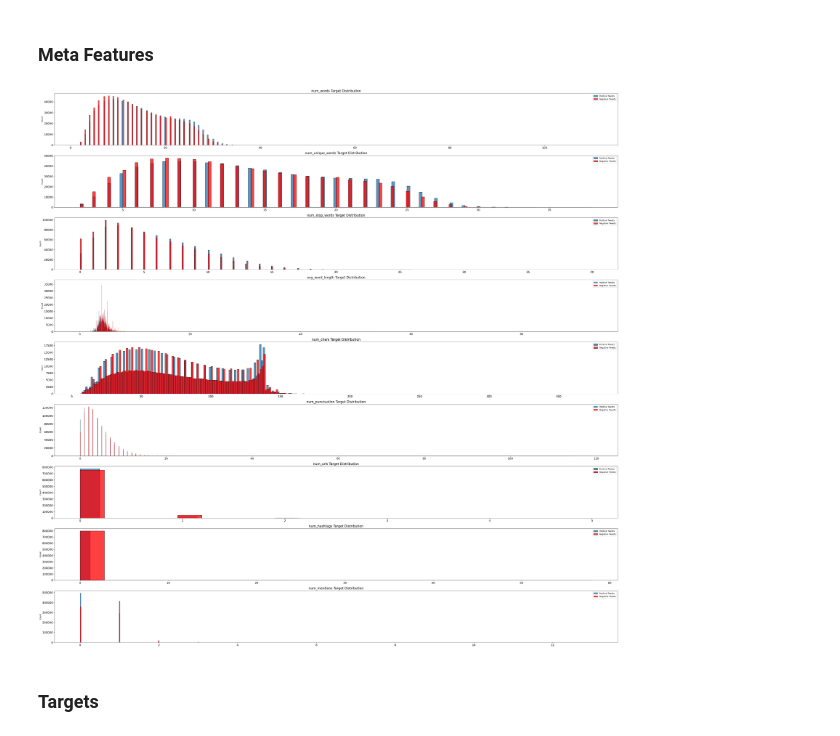
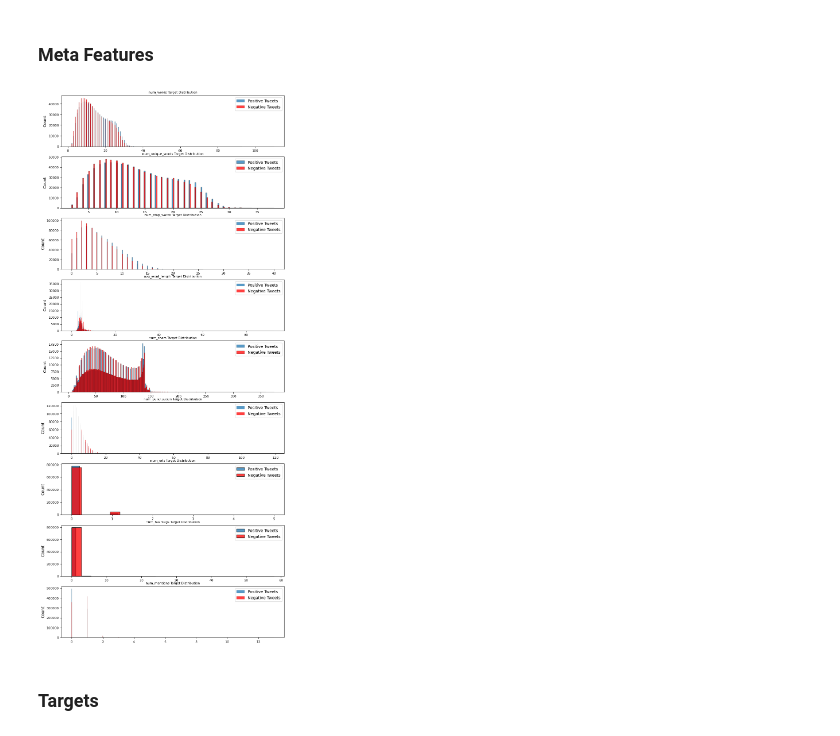
Before and after one commit to Dormanator/trending-sentiments, a Jupyter notebook: cleaning.ipynb, the cells around one changed output. Saved outputs shown, nothing was run; the diff lists cells and outputs as text; code cells hidden in the pictures.

Commit message:
tweaked meta plots

```diff
--- a/cleaning.ipynb
+++ b/cleaning.ipynb
@@ -131,24 +131,24 @@ df['num_mentions'] = df['text'].apply(lambda s: len([c for c in s if c == '@']))
 # %%
 meta_feature_cols = ['num_words', 'num_unique_words', 'num_stop_words', 'avg_word_length',
                      'num_chars', 'num_punctuation', 'num_urls', 'num_hashtags', 'num_mentions']
 positive_tweets = df['target'] == 0
 
-figure, axes = plt.subplots(ncols=1, nrows=len(meta_feature_cols), figsize=(50,50), dpi=100)
+figure, axes = plt.subplots(ncols=1, nrows=len(meta_feature_cols), figsize=(10,25), dpi=100)
 
 for i, meta_feature in enumerate(meta_feature_cols):
     sns.histplot(df.loc[positive_tweets][meta_feature], label="Positive Tweets", ax=axes[i])
     sns.histplot(df.loc[~positive_tweets][meta_feature], label="Negative Tweets", ax=axes[i], color="red")
 
     axes[i].set_xlabel('')
-    axes[i].tick_params(axis='x', labelsize=14)
-    axes[i].tick_params(axis='y', labelsize=14)
+    axes[i].tick_params(axis='x', labelsize=8)
+    axes[i].tick_params(axis='y', labelsize=8)
     axes[i].legend()
 
-    axes[i].set_title('{} Target Distribution'.format(meta_feature), fontsize=16)
+    axes[i].set_title('{} Target Distribution'.format(meta_feature), fontsize=8)
 
 plt.show()
 # %% [output]
-[figure, old version]
+[figure, new version]
 # %%
 # meta plots for each series
 # %% [markdown]
```
Also changed, not shown: parts of 1 cell of this notebook.
